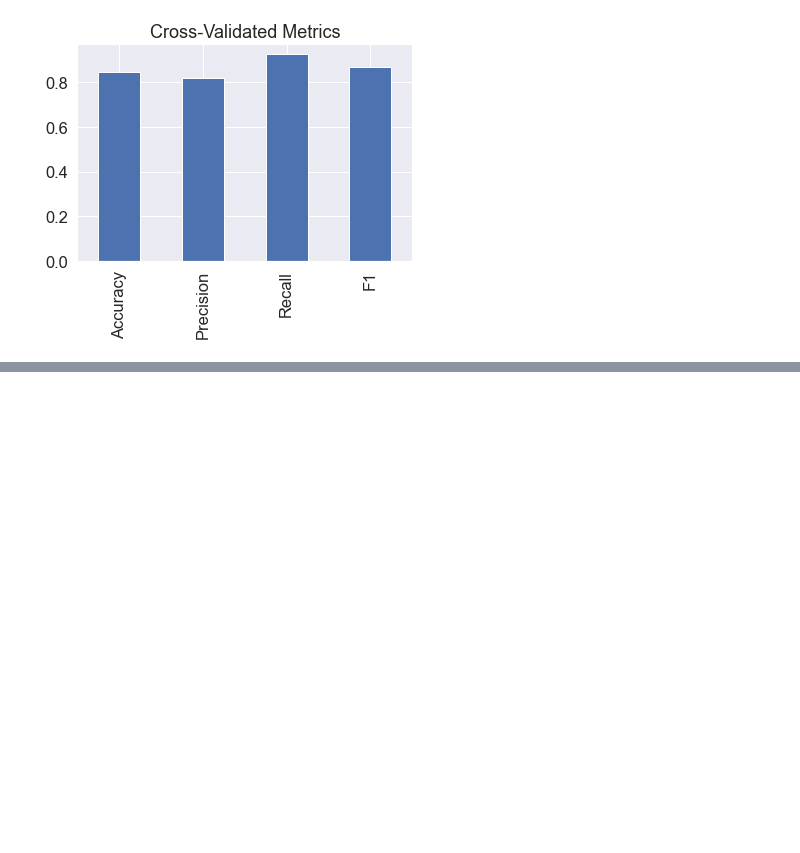
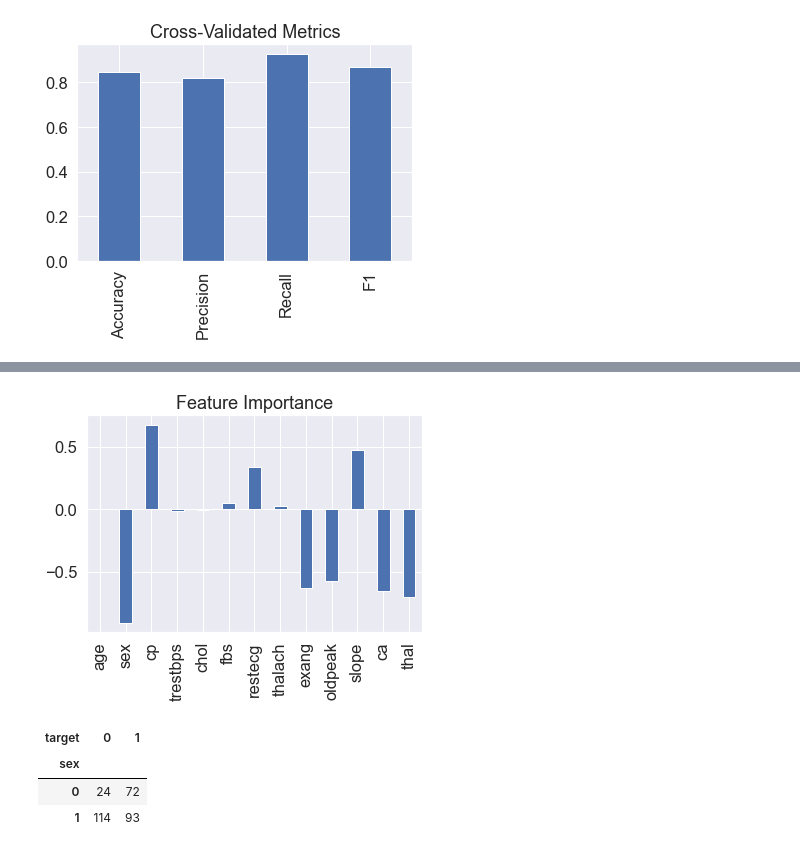
Before and after one commit to BensonFeng/heart-disease-project, a Jupyter notebook: notebook/heart-disease-classification.ipynb, the cells around one changed output, grey strips where cells are left out. Saved outputs shown, nothing was run; the diff lists cells and outputs as text; code cells hidden in the pictures; blank space fills up the shorter version.

Commit message:
feature importance

```diff
--- a/notebook/heart-disease-classification.ipynb
+++ b/notebook/heart-disease-classification.ipynb
@@ -753,0 +756,3 @@ cv_metrics.T.plot.bar(title="Cross-Validated Metrics", legend=False);
+# %%
+# Fit an instance of LogisticRegression (taken from above)
+clf.fit(X_train, y_train);
@@ -753,0 +766,4 @@ cv_metrics.T.plot.bar(title="Cross-Validated Metrics", legend=False);
+# %%
+# Match features to columns
+features_dict = dict(zip(df.columns, list(clf.coef_[0])))
+features_dict
@@ -753,0 +784,13 @@ cv_metrics.T.plot.bar(title="Cross-Validated Metrics", legend=False);
+# %%
+# Visualize feature importance
+features_df = pd.DataFrame(features_dict, index=[0])
+features_df.T.plot.bar(title="Feature Importance", legend=False);
+# %% [output]
+[figure, added]
+# %%
+pd.crosstab(df["sex"], df["target"])
+# %% [output]
+| target | 0 | 1 |
+| sex |  |  |
+| 0 | 24 | 72 |
+| 1 | 114 | 93 |
```
Also changed, not shown: parts of 4 cells of this notebook.
